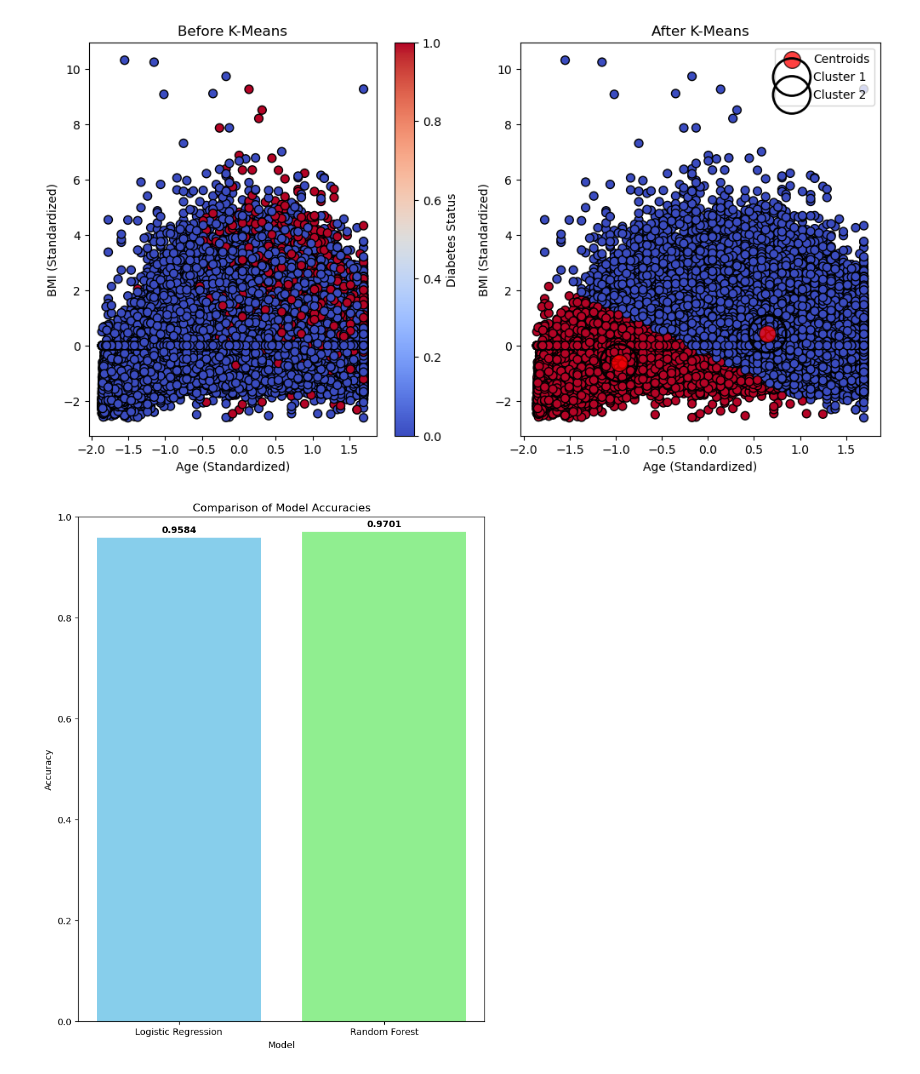
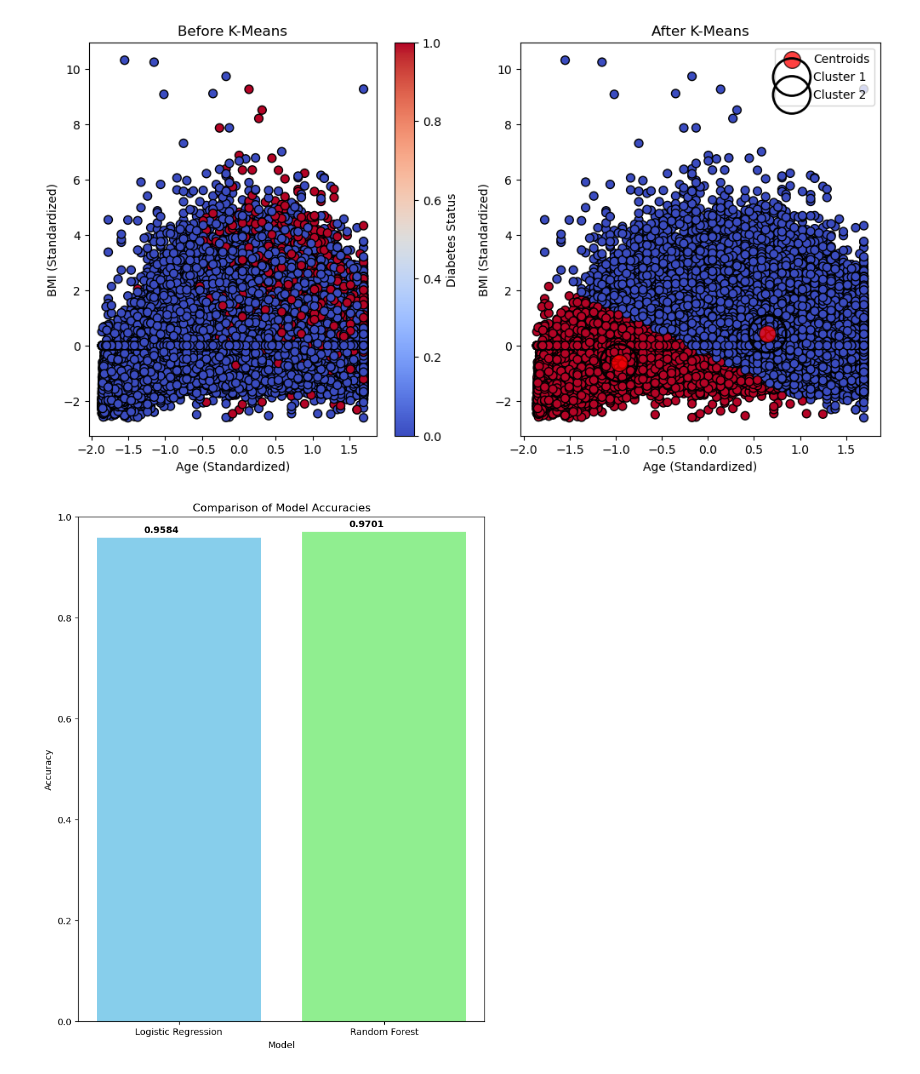
Before and after one commit to jagadabhijaswanth132/Diabetic-prediction-using-multiple-machine-learning-algorithms, a Jupyter notebook: Diabetic_prediction_using_multiple_machine_learning_algorithms.ipynb, the cells around one changed output. Cells and saved outputs as stored; diff of their text form; code cells hidden in the pictures.

```diff
--- a/Diabetic_prediction_using_multiple_machine_learning_algorithms.ipynb
+++ b/Diabetic_prediction_using_multiple_machine_learning_algorithms.ipynb
@@ -6,6 +6,6 @@ import matplotlib.pyplot as plt
 import seaborn as sns
 # %%
-data= pd.read_csv(r"D:\WORK\Diabetic-prediction-using-multiple-machine-learning-algorithms\diabetes_prediction_dataset.csv")
+data= ps.read_csv(r"D:\WORK\Diabetic-prediction-using-multiple-machine-learning-algorithms\diabetes_prediction_dataset.csv")
 # %%
 # top 5 rows of the dataset
 data.head()
@@ -390,23 +389,23 @@ plt.show()
 # %% [output]
 [figure]
 # %%
-# Model names and their respective accuracies
-models = ['Logistic Regression', 'Random Forest']
-accuracies = [accuracy_lr, accuracy_rfc]
+# Comparing accuracies of respective models
+model = ['Logistic Regression', 'Random Forest']
+accuracie = [accuracy_lr, accuracy_rfc]
 
 # Plotting the accuracies
-import matplotlib.pyplot as plt
+import matplotlib.pyplot as plot
 
-plt.figure(figsize=(8, 10))
-plt.bar(models, accuracies, color=['skyblue', 'lightgreen'])
-plt.title('Comparison of Model Accuracies')
-plt.xlabel('Model')
-plt.ylabel('Accuracy')
-plt.ylim(0, 1)  # Ensuring the y-axis starts from 0 and goes to 1
+plot.figure(figsize=(8, 10))
+plot.bar(model, accuracies, color=['skyblue', 'lightgreen'])
+plot.title('Comparison of Model Accuracies')
+plot.xlabel('Model')
+plot.ylabel('Accuracy')
+plot.ylim(0, 1)
 
 for i, v in enumerate(accuracies):
-    plt.text(i, v+0.01 , f'{v:.4f}', ha='center', fontweight='bold')
+    plot.text(i, v+0.01 , f'{v:.4f}', ha='right', fontweight='bold')
 
-plt.show()
+plot.show()
 # %% [output]
-[figure, old version]
+[figure, new version]
```
Also changed, not shown: parts of 15 cells of this notebook.
